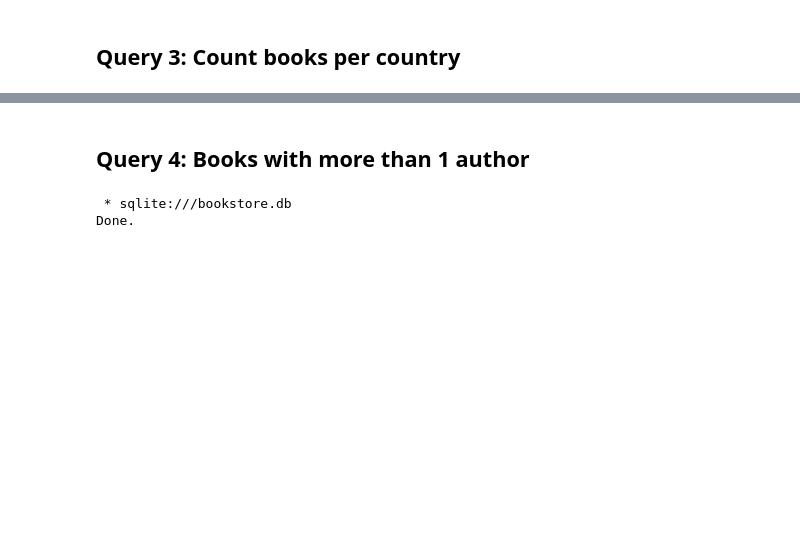
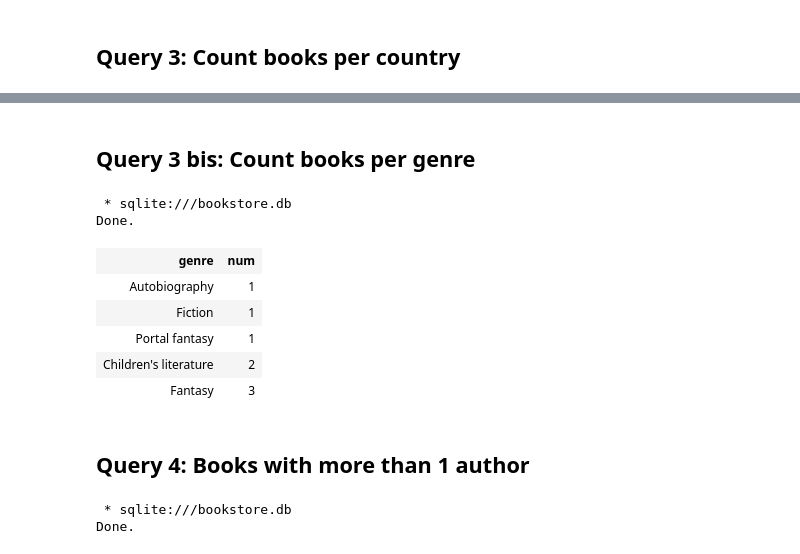
Before and after one commit to nicshub/sdsdbms, a Jupyter notebook: The Shop Around the Corner.ipynb, the cells around one changed output, grey strips where cells are left out. Cells and saved outputs as stored; diff of their text form; code cells hidden in the pictures; blank space fills up the shorter version.

```diff
--- a/The Shop Around the Corner.ipynb
+++ b/The Shop Around the Corner.ipynb
@@ -195,3 +218,21 @@ Done.
+# %% [markdown]
+## Query 3 bis: Count books per genre
+# %%
+%%sql
+select
+genre,count(*) as num
+from book
+group by genre
+order by num
+# %% [output]
+ * sqlite:///bookstore.db
+Done.
+| genre | num |
+| Autobiography | 1 |
+| Fiction | 1 |
+| Portal fantasy | 1 |
+| Children's literature | 2 |
+| Fantasy | 3 |
 # %% [markdown]
 ## Query 4: Books with more than 1 author
 # %%
```
Also changed, not shown: parts of 11 cells of this notebook.
